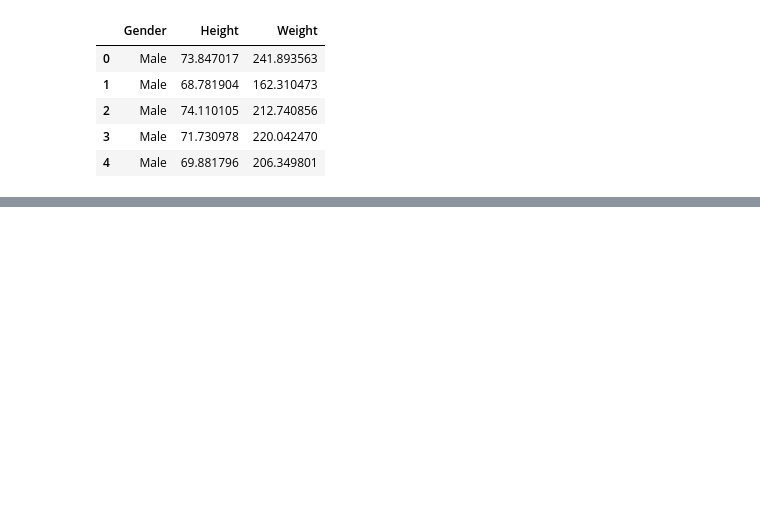
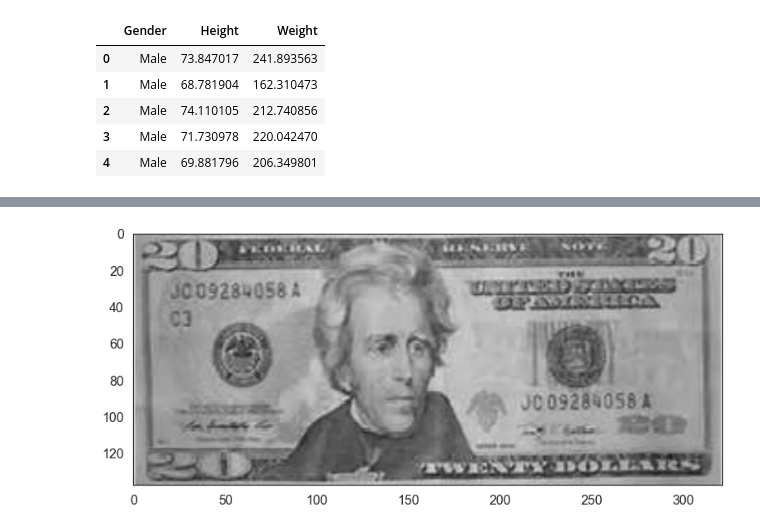
Before and after one commit to zazencodes/Harvard_labs_cs109, a Jupyter notebook: Lab5_classification.ipynb, the cells around one changed output, grey strips where cells are left out. Cells and saved outputs as stored; diff of their text form; code cells hidden in the pictures; blank space fills up the shorter version.

```diff
--- a/Lab5_classification.ipynb
+++ b/Lab5_classification.ipynb
@@ -114,0 +323,4 @@ for train, test in KFold(dflog.Gender.size, 3):
+# %%
+display_pic(data[49])
+# %% [output]
+[figure, added]
```
Also changed, not shown: parts of 85 cells of this notebook, 2 other files.
